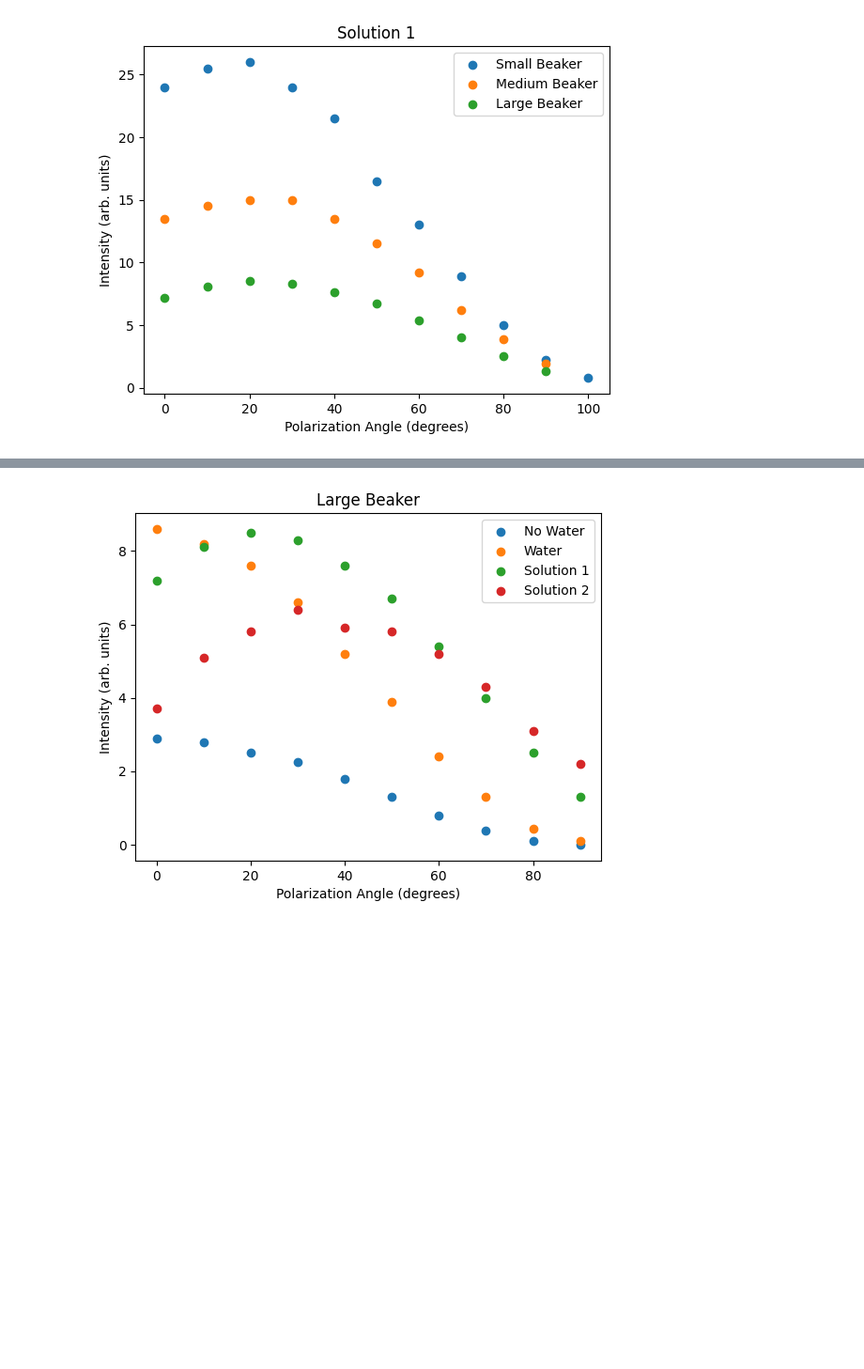
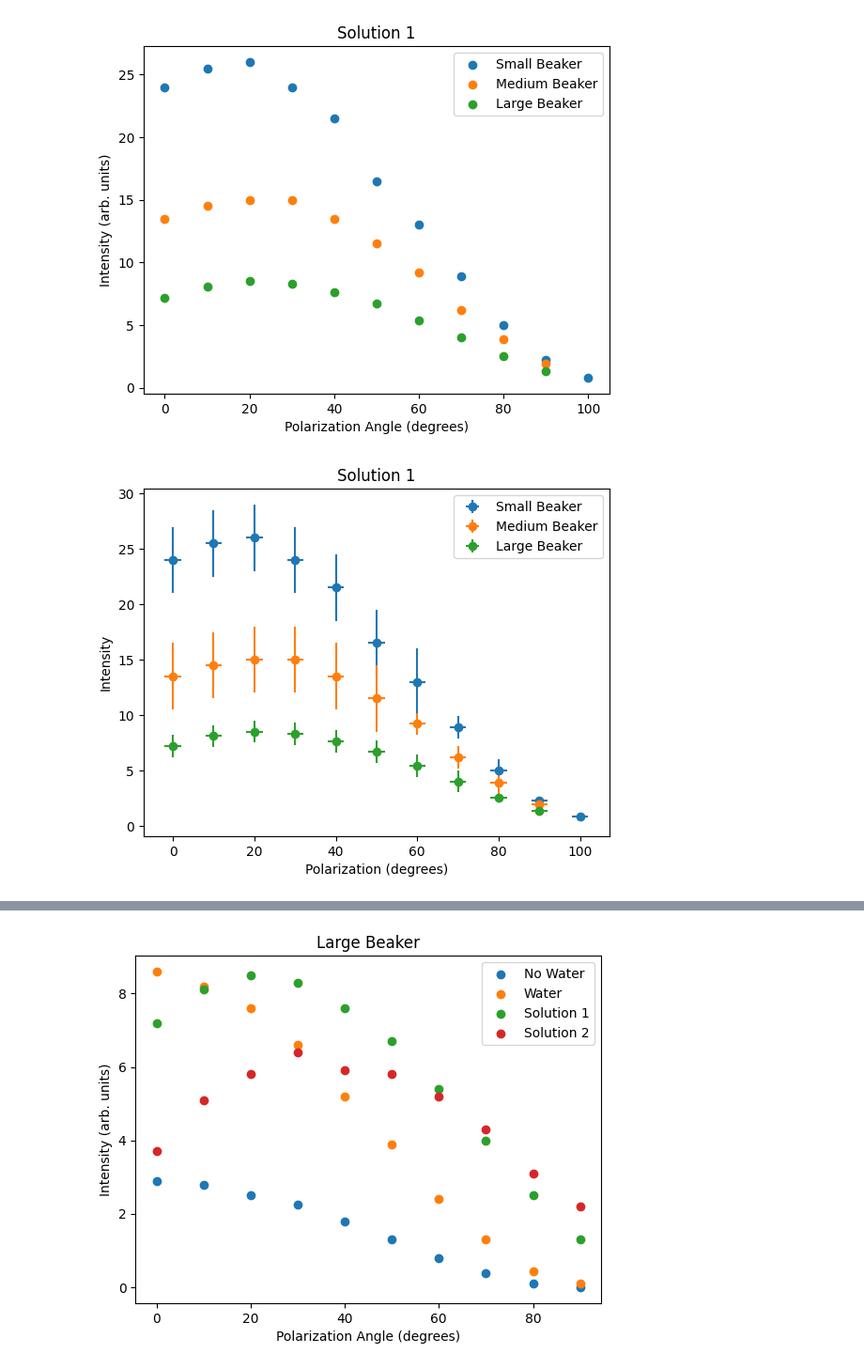
Before and after one commit to wmallah/OpticsLab, a Jupyter notebook: experiment_01/code/data_analysis.ipynb, the cells around one changed output, grey strips where cells are left out. Shown at 94% size. Cells and saved outputs as stored; diff of their text form; code cells hidden in the pictures; blank space fills up the shorter version.

```diff
--- a/experiment_01/code/data_analysis.ipynb
+++ b/experiment_01/code/data_analysis.ipynb
@@ -58,29 +111,46 @@ plt.show()
 # %%
 # Solution 1 (300.5 g of sugar, total volume of 1002 mL)
 
 # Large beaker with solution 1
 large_beaker_solution1_polarization = np.array([90, 80, 70, 60, 50, 40, 30, 20, 10, 0])
 large_beaker_solution1_intensity = np.array([1.30, 2.50, 4.0, 5.40, 6.7, 7.6, 8.3, 8.5, 8.1, 7.2])
 
 # Medium beaker with solution 1
 medium_beaker_solution1_polarization = np.array([90, 80, 70, 60, 50, 40, 30, 20, 10, 0])
 medium_beaker_solution1_intensity = np.array([1.90, 3.9, 6.2, 9.2, 11.5, 13.5, 15.0, 15.0, 14.5, 13.5])
 
 # Small beaker with solution 1
 small_beaker_solution1_polarization = np.array([100, 90, 80, 70, 60, 50, 40, 30, 20, 10, 0])
 small_beaker_solution1_intensity = np.array([0.8, 2.25, 5.0, 8.9, 13.0, 16.5, 21.5, 24.0, 26.0, 25.5, 24.0])
 
+# Intensity error for solution 1
+large_beaker_solution1_intensity_error = np.array([0.3, 0.3, 1, 1, 1, 1, 1, 1, 1, 1])
+medium_beaker_solution1_intensity_error = np.array([0.3, 1, 1, 1, 3, 3, 3, 3, 3, 3])
+small_beaker_solution1_intensity_error = np.array([0.3, 0.3, 1, 1, 3, 3, 3, 3, 3, 3, 3])
+small_beaker_solution1_polarization_error = np.full((len(small_beaker_solution1_polarization), ), 2)
+
 # Plot the data
 plt.scatter(small_beaker_solution1_polarization, small_beaker_solution1_intensity, label='Small Beaker')
 plt.scatter(medium_beaker_solution1_polarization, medium_beaker_solution1_intensity, label='Medium Beaker')
 plt.scatter(large_beaker_solution1_polarization, large_beaker_solution1_intensity, label='Large Beaker')
 plt.xlabel('Polarization Angle (degrees)')
 plt.ylabel('Intensity (arb. units)')
 plt.title("Solution 1")
 plt.legend(loc='best')
 plt.show()
+
+# Plot the data
+plt.errorbar(small_beaker_solution1_polarization, small_beaker_solution1_intensity, xerr=small_beaker_solution1_polarization_error, yerr=small_beaker_solution1_intensity_error, fmt='o', label='Small Beaker')
+plt.errorbar(medium_beaker_solution1_polarization, medium_beaker_solution1_intensity, xerr=polarization_error_degrees, yerr=medium_beaker_solution1_intensity_error, fmt='o', label='Medium Beaker')
+plt.errorbar(large_beaker_solution1_polarization, large_beaker_solution1_intensity, xerr=polarization_error_degrees, yerr=large_beaker_solution1_intensity_error, fmt='o', label='Large Beaker')
+plt.xlabel('Polarization (degrees)')
+plt.ylabel('Intensity')
+plt.title("Solution 1")
+plt.legend()
+plt.show()
 # %% [output]
 [figure]
+[figure, added]
 # %%
 # Solution 2 (600.7 g of sugar, total volume of 1018 mL)
 
```
Also changed, not shown: parts of 7 cells of this notebook, 2 other files.
